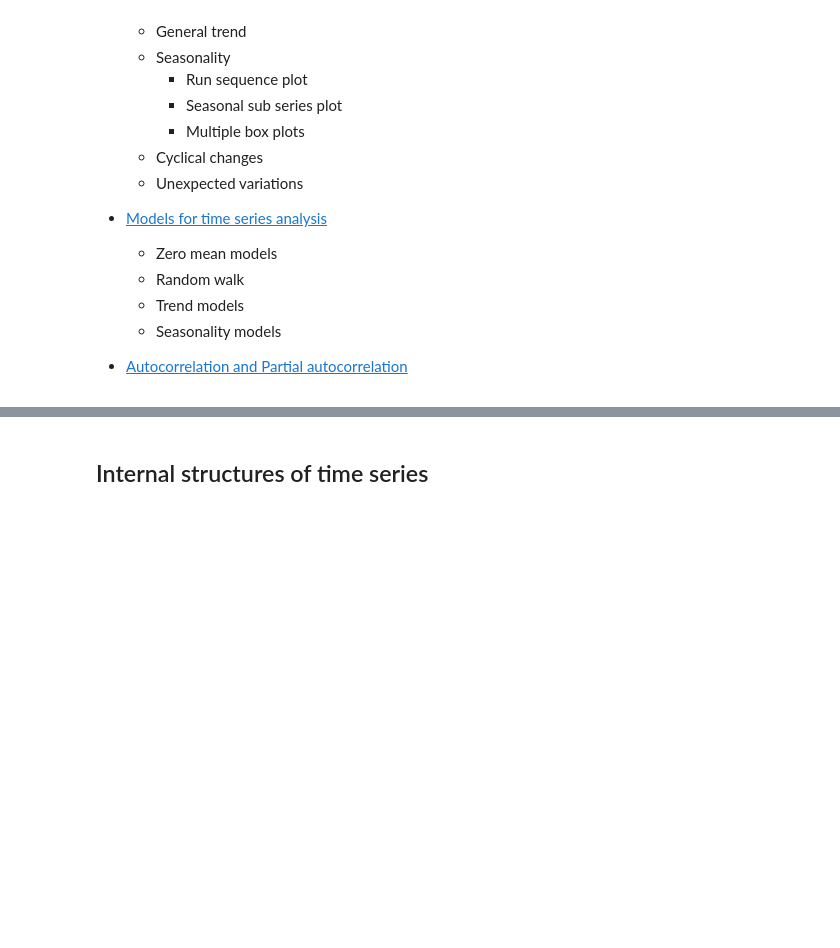
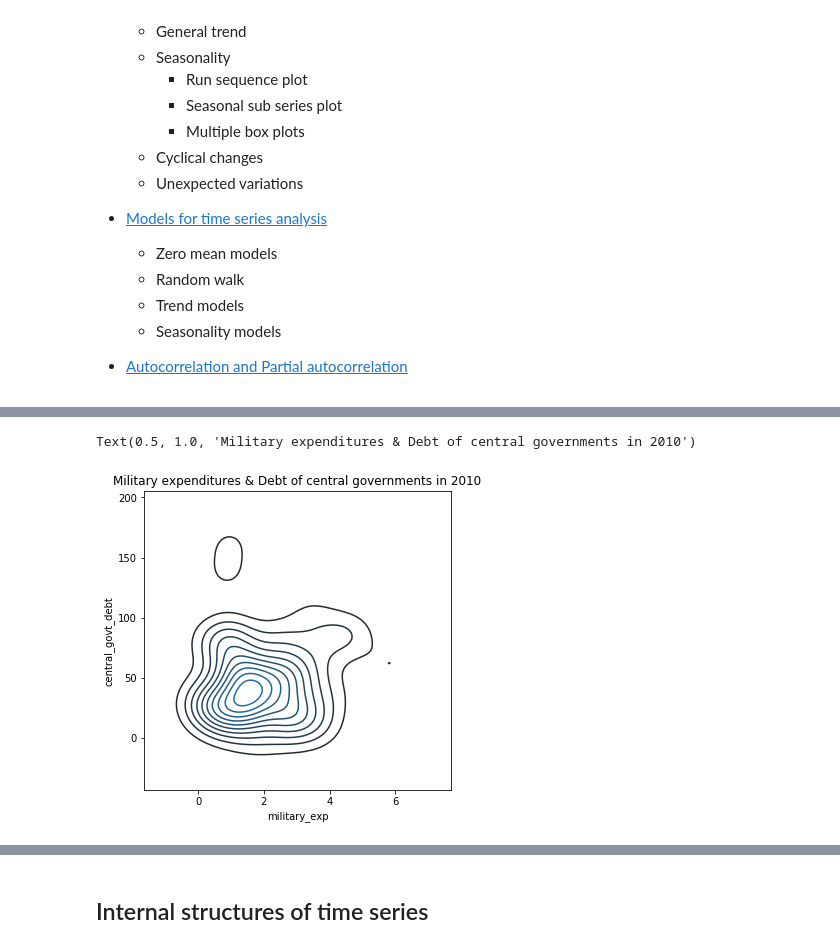
Before and after one commit to type-null/Time-Series-Analysis, a Jupyter notebook: 1-Introduction-to-Time-Series.ipynb, the cells around one changed output, grey strips where cells are left out. Saved outputs shown, nothing was run; the diff lists cells and outputs as text; code cells hidden in the pictures; blank space fills up the shorter version.

```diff
--- a/1-Introduction-to-Time-Series.ipynb
+++ b/1-Introduction-to-Time-Series.ipynb
@@ -26,0 +81,9 @@
+# %%
+# Explore joint distribution with kernel density plots
+# no clear correlation between the two, except may be for lower values
+plt.figure(figsize=(5.5, 5.5))
+g = sns.kdeplot(data_to_plot.military_exp, data2=data_to_plot.central_govt_debt)
+g.set_title('Military expenditures & Debt of central governments in 2010')
+# %% [output]
+Text(0.5, 1.0, 'Military expenditures & Debt of central governments in 2010')
+[figure, added]
```
Also changed, not shown: parts of 9 cells of this notebook, 1 other file.
